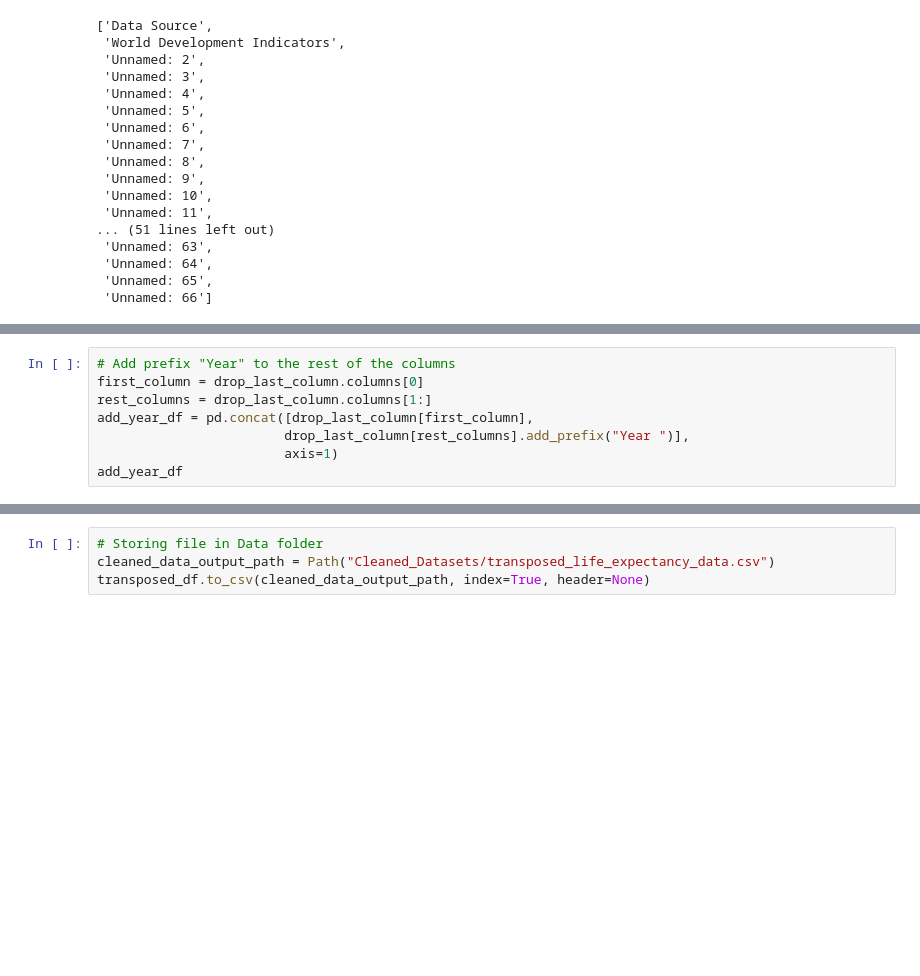
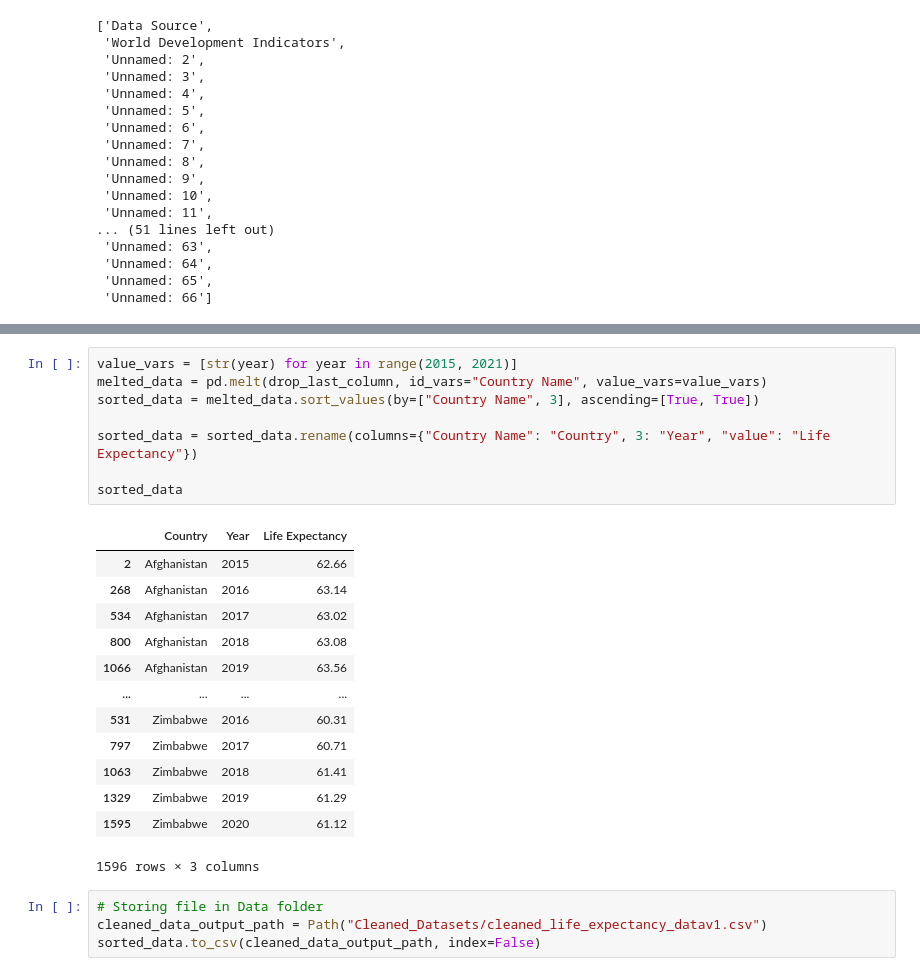
Before and after one commit to benoitchamot/AirQuality_and_Happiness, a Jupyter notebook: Life Expectancy v1.ipynb, the cells around one changed output, grey strips where cells are left out. Drawn from its saved outputs; the diff is of its cells as text; blank space fills up the shorter version.

```diff
--- a/Life Expectancy.ipynb
+++ b/Life Expectancy v1.ipynb
@@ -138,8 +137,0 @@ drop_last_column
-# %%
-# Add prefix "Year" to the rest of the columns
-first_column = drop_last_column.columns[0]
-rest_columns = drop_last_column.columns[1:]
-add_year_df = pd.concat([drop_last_column[first_column],
-                        drop_last_column[rest_columns].add_prefix("Year ")],
-                        axis=1)
-add_year_df
@@ -184,4 +138,26 @@ transposed_df
-# %%
-# Storing file in Data folder
-cleaned_data_output_path = Path("Cleaned_Datasets/transposed_life_expectancy_data.csv")
-transposed_df.to_csv(cleaned_data_output_path, index=True, header=None)
+# %%
+value_vars = [str(year) for year in range(2015, 2021)]
+melted_data = pd.melt(drop_last_column, id_vars="Country Name", value_vars=value_vars)
+sorted_data = melted_data.sort_values(by=["Country Name", 3], ascending=[True, True])
+
+sorted_data = sorted_data.rename(columns={"Country Name": "Country", 3: "Year", "value": "Life Expectancy"})
+
+sorted_data
+# %% [output]
+|  | Country | Year | Life Expectancy |
+| 2 | Afghanistan | 2015 | 62.66 |
+| 268 | Afghanistan | 2016 | 63.14 |
+| 534 | Afghanistan | 2017 | 63.02 |
+| 800 | Afghanistan | 2018 | 63.08 |
+| 1066 | Afghanistan | 2019 | 63.56 |
+| ... | ... | ... | ... |
+| 531 | Zimbabwe | 2016 | 60.31 |
+| 797 | Zimbabwe | 2017 | 60.71 |
+| 1063 | Zimbabwe | 2018 | 61.41 |
+| 1329 | Zimbabwe | 2019 | 61.29 |
+| 1595 | Zimbabwe | 2020 | 61.12 |
+1596 rows × 3 columns
+# %%
+# Storing file in Data folder
+cleaned_data_output_path = Path("Cleaned_Datasets/cleaned_life_expectancy_datav1.csv")
+sorted_data.to_csv(cleaned_data_output_path, index=False)
```
Also changed, not shown: parts of 5 cells of this notebook, 3 other files.
